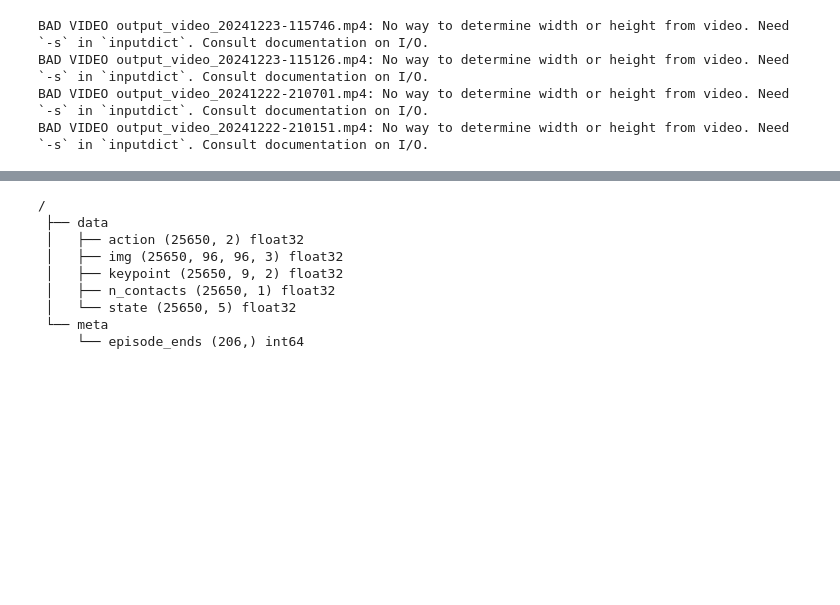
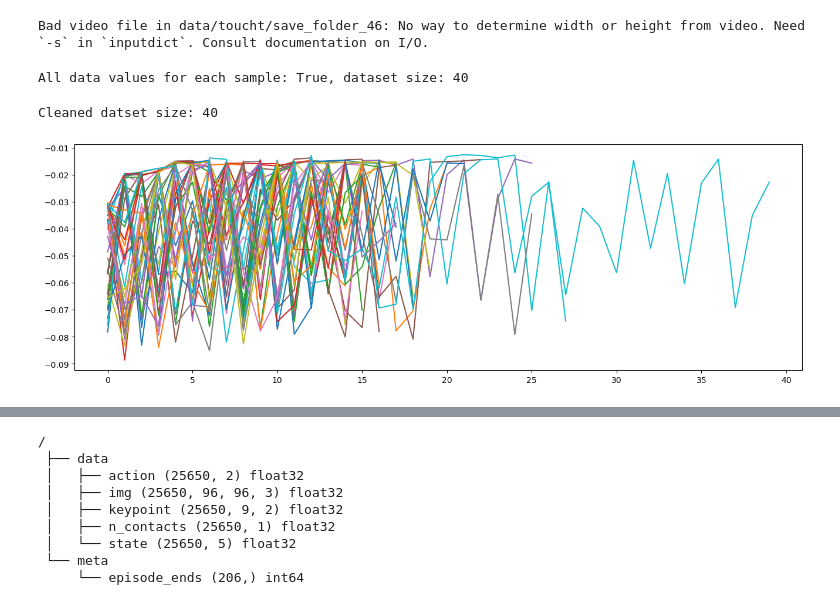
Before and after one commit to QuentenW/Yuuki, a Jupyter notebook: training/pusht_dataClean.ipynb, the cells around one changed output, grey strips where cells are left out. Cells and saved outputs as stored; diff of their text form; code cells hidden in the pictures; blank space fills up the shorter version.

```diff
--- a/training/pusht_dataClean.ipynb
+++ b/training/pusht_dataClean.ipynb
@@ -65,8 +54,5 @@ def load_data(data_dir_path):
 # %%
-data_dir = "data/pusht/"
-imgs, positions = load_data(data_dir)
+data_dir = "data/toucht/"
+vid1_data, vid2_data, pos_data, times2_data = load_data(data_dir)
 # %% [output]
-BAD VIDEO output_video_20241223-115746.mp4: No way to determine width or height from video. Need `-s` in `inputdict`. Consult documentation on I/O.
-BAD VIDEO output_video_20241223-115126.mp4: No way to determine width or height from video. Need `-s` in `inputdict`. Consult documentation on I/O.
-BAD VIDEO output_video_20241222-210701.mp4: No way to determine width or height from video. Need `-s` in `inputdict`. Consult documentation on I/O.
-BAD VIDEO output_video_20241222-210151.mp4: No way to determine width or height from video. Need `-s` in `inputdict`. Consult documentation on I/O.
+Bad video file in data/toucht/save_folder_46: No way to determine width or height from video. Need `-s` in `inputdict`. Consult documentation on I/O.
@@ -86,0 +59,46 @@ pos_array = np.vstack([list(pos.values()) for pos in pos_clean])
+# %%
+dataset_complete = len(vid1_data) == len(vid2_data) and len(vid1_data) == len(pos_data) and len(vid1_data) == len(times2_data)
+dataset_size = len(vid1_data)
+print(f'All data values for each sample: {dataset_complete}, dataset size: {dataset_size}')
+
+pos_clean = [list(pos.values()) for pos in pos_data]
+vid1_clean = [vid for vid in vid1_data]
+vid2_clean = [vid for vid in vid2_data]
+times1_clean = [list(pos.keys()) for pos in pos_data]
+times2_clean = [times for times in times2_data]
+# %% [output]
+All data values for each sample: True, dataset size: 40
+# %%
+samples_len_agree = True
+bad_idxs = []
+for n in range(dataset_size):
+    p1 = len(pos_clean[n]) == len(vid1_clean[n])
+    p2 = len(pos_clean[n]) == len(vid2_clean[n])
+    p3 = len(pos_clean[n]) == len(times2_clean[n])
+    samples_len_agree = p1 and p2 and p3
+
+    if not samples_len_agree:
+        bad_idxs += [n]
+        print(f'Bad sample lengths at index: {n}')
+
+dataset_size = dataset_size - len(bad_idxs)
+pos_clean = [val for n, val in enumerate(pos_clean) if n not in bad_idxs]
+vid1_clean = [val for n, val in enumerate(vid1_clean) if n not in bad_idxs]
+vid2_clean = [val for n, val in enumerate(vid2_clean) if n not in bad_idxs]
+times1_clean = [val for n, val in enumerate(times1_clean) if n not in bad_idxs]
+times2_clean = [val for n, val in enumerate(times2_clean) if n not in bad_idxs]
+episode_lengths = [len(val) for val in pos_clean]
+print(f'Cleaned datset size: {dataset_size}')
+# %% [output]
+Cleaned datset size: 40
+# %%
+fig= plt.figure(figsize=(16,5))
+
+for n in range(dataset_size):
+    times1 = np.array(times1_clean[n], dtype=float)
+    times2 = np.array(times2_clean[n], dtype=float)
+    plt.plot(times1-times2)
+
+plt.show()
+# %% [output]
+[figure, added]
```
Also changed, not shown: parts of 20 cells of this notebook, 3 other files.
